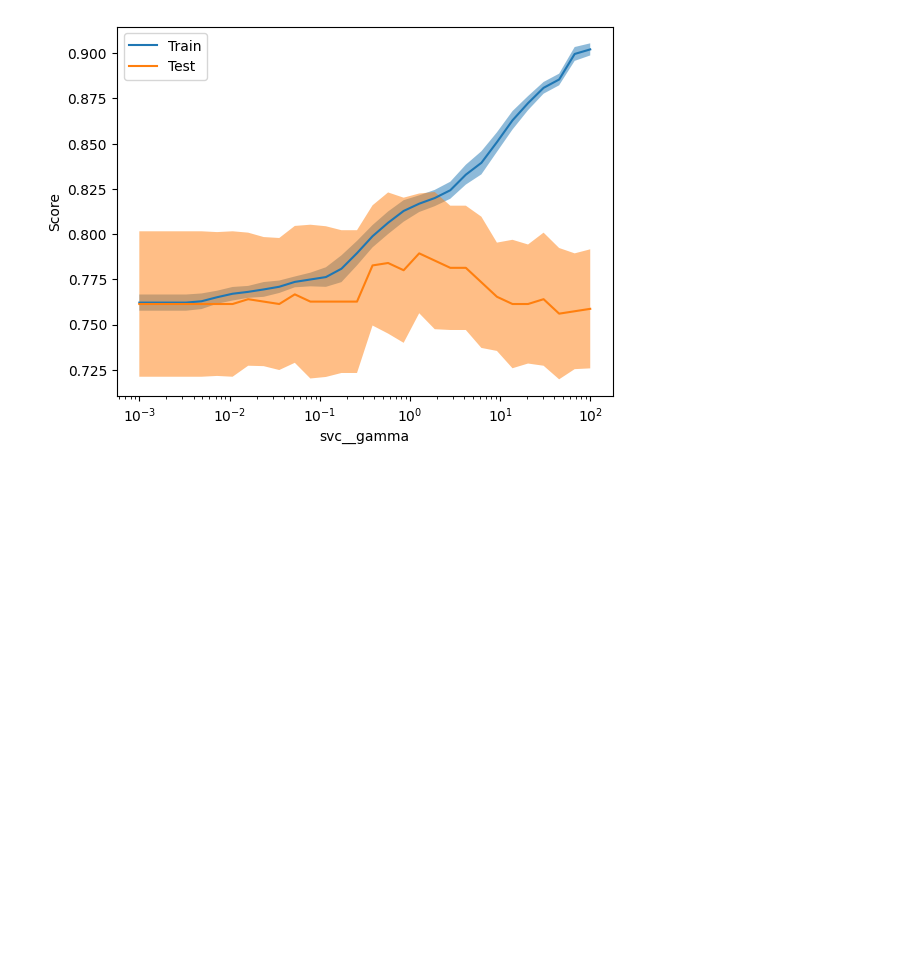
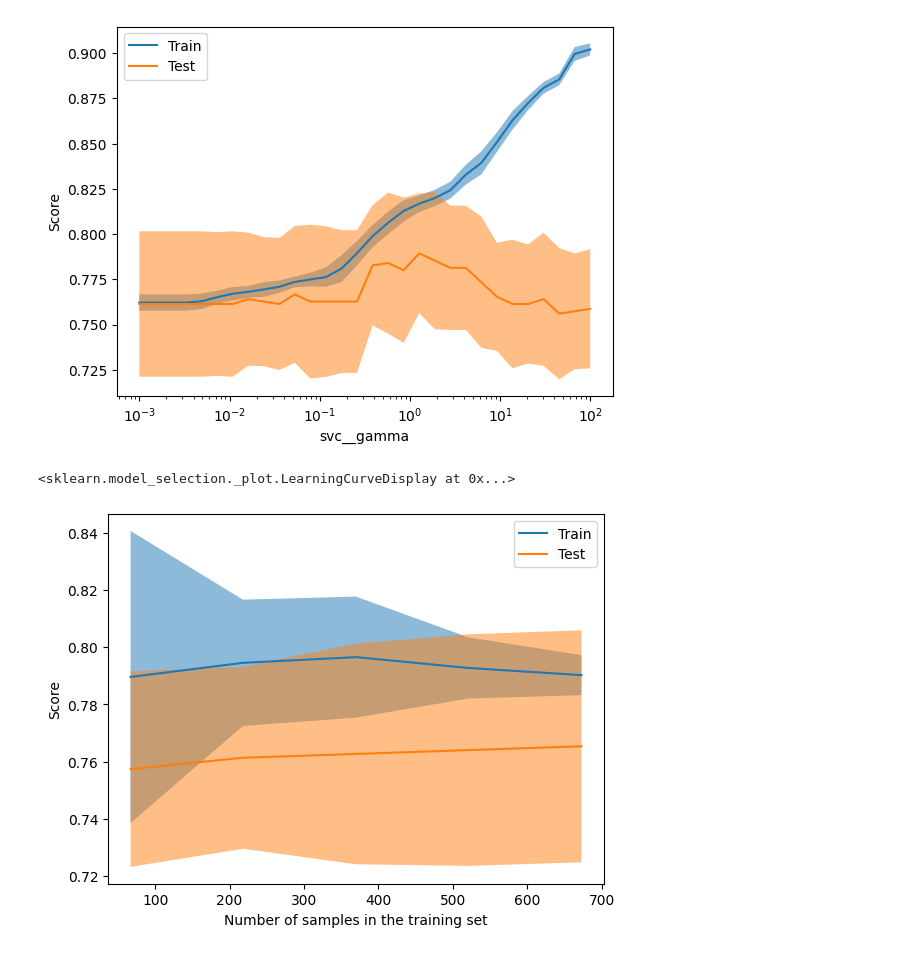
Before and after one commit to shmokhsidi79-design/week3exe, a Jupyter notebook: Exercise M2.01.ipynb, the cells around one changed output. Cells and saved outputs as stored; diff of their text form; code cells hidden in the pictures; blank space fills up the shorter version.

```diff
--- a/Exercise M2.01.ipynb
+++ b/Exercise M2.01.ipynb
@@ -42,3 +42,15 @@ ValidationCurveDisplay.from_estimator(
 # %% [output]
 <sklearn.model_selection._plot.ValidationCurveDisplay at 0x...>
 [figure]
+# %%
+from sklearn.model_selection import LearningCurveDisplay
+
+LearningCurveDisplay.from_estimator(
+    model,
+    data,
+    target,
+    cv=cv,
+)
+# %% [output]
+<sklearn.model_selection._plot.LearningCurveDisplay at 0x...>
+[figure, added]
```
